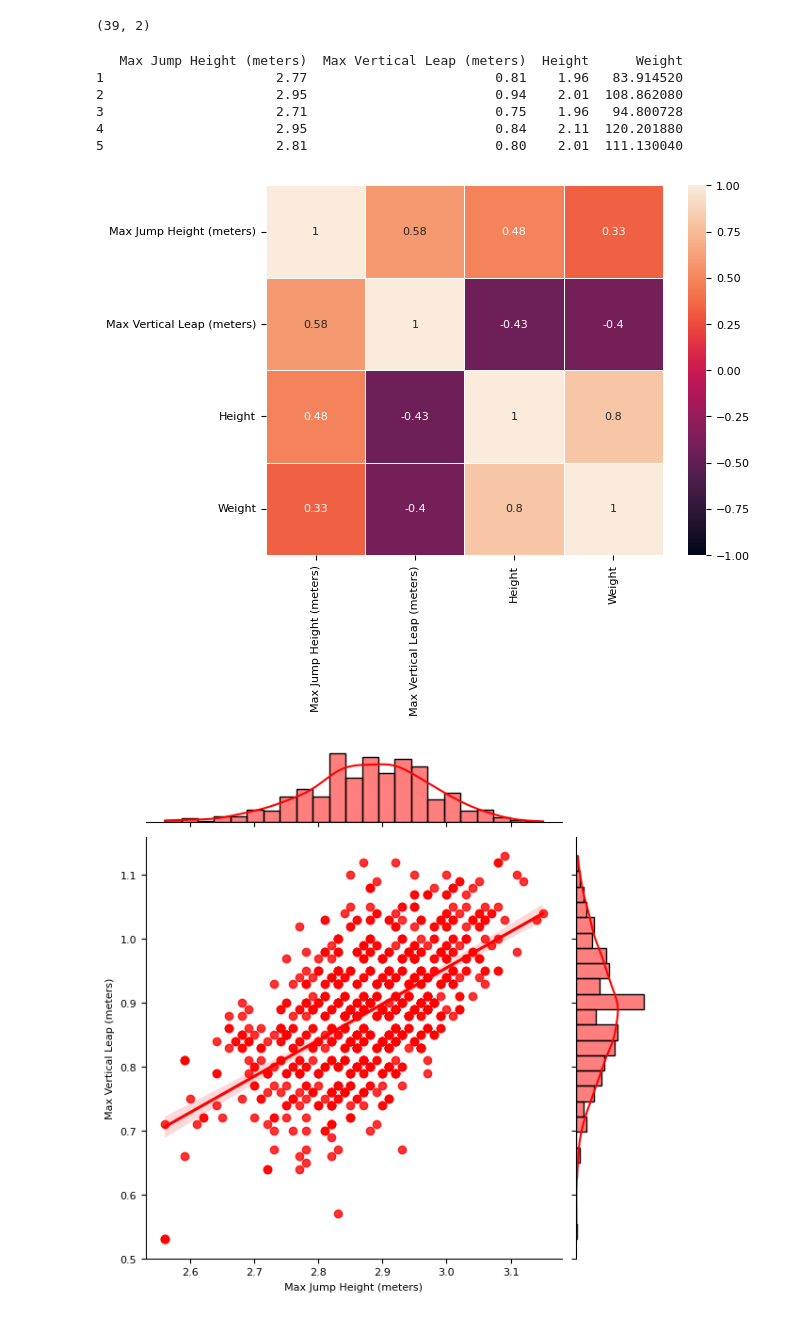
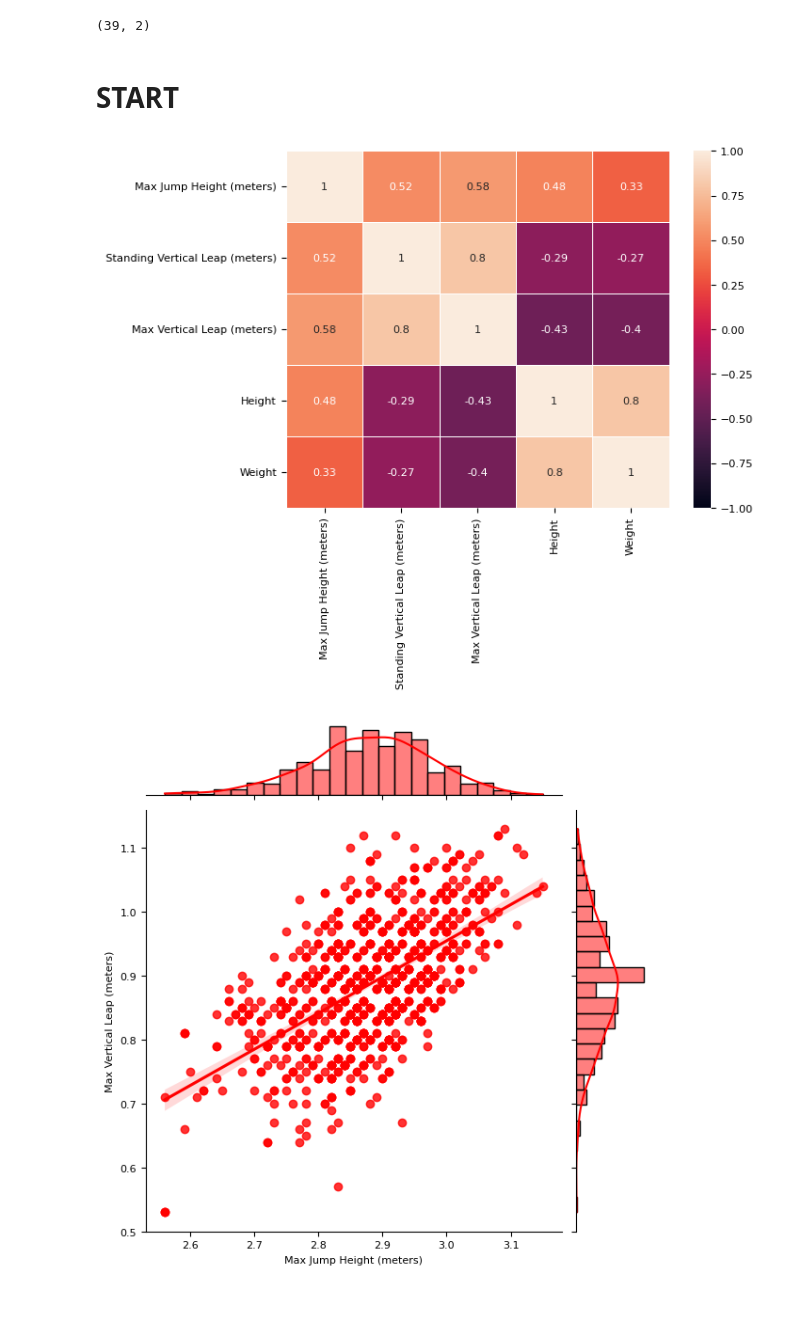
Before and after one commit to P0TEZ/nbaStats, a Jupyter notebook: TESTdataAnalyse.ipynb, the cells around one changed output. Cells and saved outputs as stored; diff of their text form; code cells hidden in the pictures.

```diff
--- a/TESTdataAnalyse.ipynb
+++ b/TESTdataAnalyse.ipynb
@@ -82,6 +82,8 @@ plt.show()
 print(df3.shape)
 # %% [output]
 (39, 2)
+# %% [markdown]
+# START
 # %%
 #  load nbaPlayersAllTimesAgilityData.csv and nbaPlayersAllTimesInfoData
 dfAg = pd.read_csv('nbaPlayersAllTimesAgilityData.csv')
@@ -99,7 +101,7 @@ dfAg['PLAYER'] = dfAg['PLAYER'].str.replace(' ', '')
 dfIn['PLAYER'] = dfIn['PLAYER'].str.replace(' ', '')
 
 # create array with player, height, weight from dfIn and Max Vertical Leap (inches) from dfAg
-dfAg = dfAg[['PLAYER', 'Max Vertical Leap (inches)']]
+dfAg = dfAg[['PLAYER', 'Max Vertical Leap (inches)', 'Standing Vertical Leap (inches)']]
 dfIn = dfIn[['PLAYER', 'Height', 'Weight']]
 # merge dfIn and dfAg where PLAYER exist in both
 df = pd.merge(dfIn, dfAg, on='PLAYER')
@@ -107,6 +109,8 @@ df = pd.merge(dfIn, dfAg, on='PLAYER')
 # remove line where where a value is 0
 df = df[df['Max Vertical Leap (inches)'] != '-']
 df = df[df['Max Vertical Leap (inches)'] != 0]
+df = df[df['Standing Vertical Leap (inches)'] != '-']
+df = df[df['Standing Vertical Leap (inches)'] != 0]
 df = df[df['Height'] != '-']
 df = df[df['Height'] != 0]
 df = df[df['Weight'] != '-']
@@ -115,43 +119,40 @@ df = df[df['Weight'] != 0]
 
 
 # convert inch to meters and round to decimal
 df['Max Vertical Leap (inches)'] = df['Max Vertical Leap (inches)'].apply(pd.to_numeric)
 df['Max Vertical Leap (meters)'] = round(df['Max Vertical Leap (inches)'] * 0.0254, 2)
 
+# convert inch to meters and round to decimal
+df['Standing Vertical Leap (inches)'] = df['Standing Vertical Leap (inches)'].apply(pd.to_numeric)
+df['Standing Vertical Leap (meters)'] = round(df['Standing Vertical Leap (inches)'] * 0.0254, 2)
+
 # convert height to meters and round to decimal
 df['Height'] = df['Height'].apply(pd.to_numeric)
 df['Height'] = round(df['Height'] / 100, 2)
 
 # add max jump height in meters
 df['Max Jump Height (meters)'] = round(df['Max Vertical Leap (meters)'] + df['Height'], 2)
 
-# print correlation
-df1 = df[['Max Jump Height (meters)', 'Max Vertical Leap (meters)', 'Height', 'Weight']]
-print(df1.head())
+# get correlation
+df1 = df[['Max Jump Height (meters)', 'Standing Vertical Leap (meters)','Max Vertical Leap (meters)', 'Height', 'Weight']]
 df1 = df1.corr()
 
 # plot correlation
 sns.heatmap(df1, annot=True, vmin=-1, vmax=1,linewidths=.5)
 plt.show()
 
 
 # interessant on voit que le poids a un petit impact positif sur la hauteur de saut (max jump height)
 
 # On le poids a un faible impact négatif sur la hauteur de saut (max vertical leap)
 # mais un faible impact positif sur la hauteur de saut (max jump height)
 
 # or la taille a un impact positif sur la hauteur de saut (max jump leap)
 #et le poid est fortement corrélé a la taille
 
 #donc le joueur grand on un desavantage sur le saut (sol -> pied) mais qui est compensé par un avantage sur le saut (sol -> tete)
 # %% [output]
-   Max Jump Height (meters)  Max Vertical Leap (meters)  Height      Weight
-1                      2.77                        0.81    1.96   83.914520
-2                      2.95                        0.94    2.01  108.862080
-3                      2.71                        0.75    1.96   94.800728
-4                      2.95                        0.84    2.11  120.201880
-5                      2.81                        0.80    2.01  111.130040
-[figure, old version]
+[figure, new version]
 # %%
 # find the player heights for the top 10 max jump height
 df2 = df.sort_values(by=['Max Vertical Leap (meters)'], ascending=False)
```
Also changed, not shown: parts of 1 cell of this notebook.
